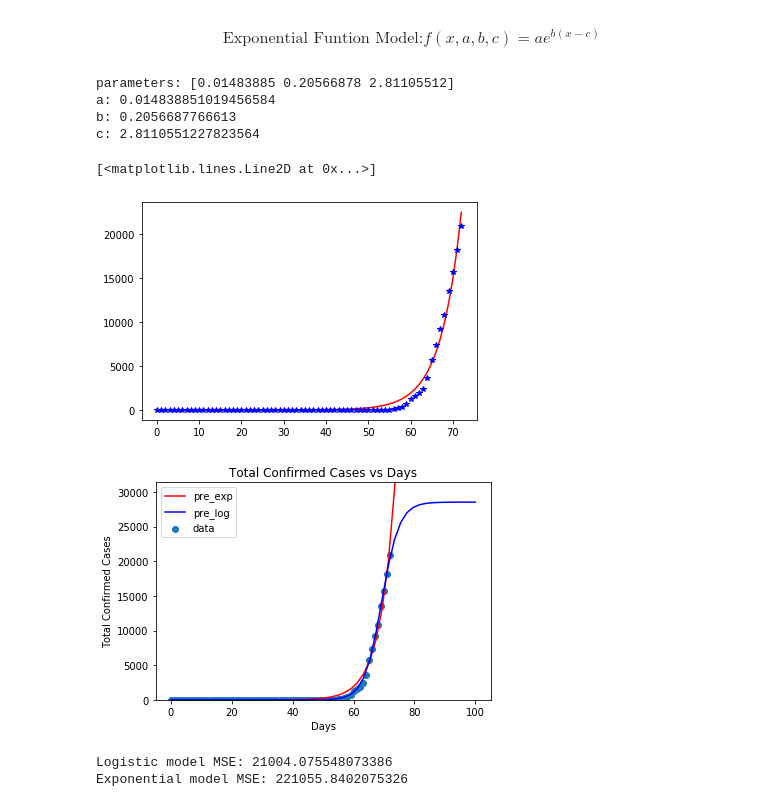
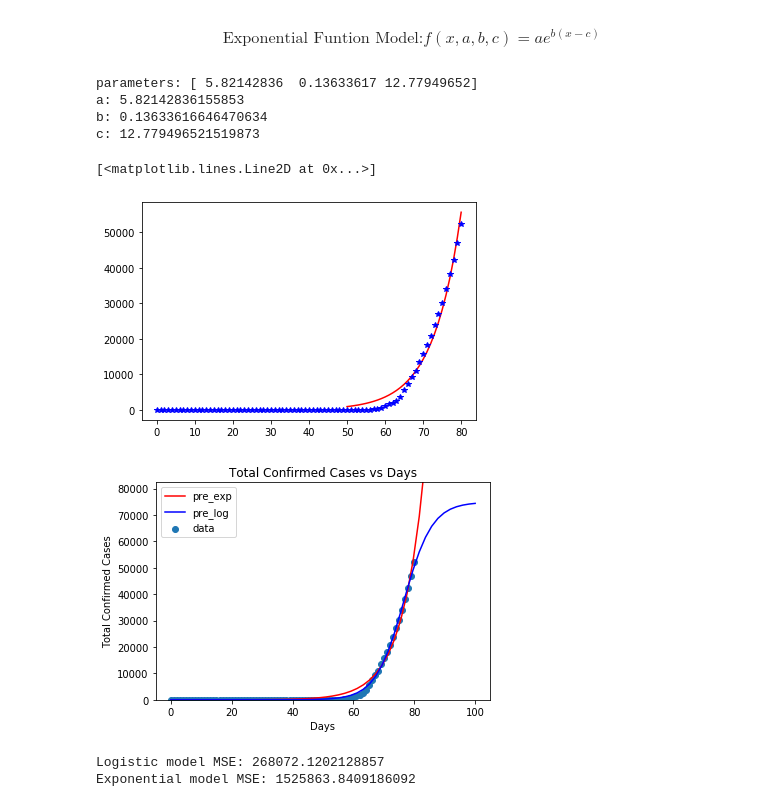
Before and after one commit to muratarik/COVID-19, a Jupyter notebook: covid19_TR_exponential_logistic_regression.ipynb, the cells around one changed output. Saved outputs shown, nothing was run; the diff lists cells and outputs as text; code cells hidden in the pictures.

```diff
--- a/covid19_TR_exponential_logistic_regression.ipynb
+++ b/covid19_TR_exponential_logistic_regression.ipynb
@@ -209,7 +197,10 @@ Infection end day:  2020-04-30
 def exponential_model(x,a,b,c):
     return a*np.exp(b*(x-c))
 
-popt_exp, pcov_exp = curve_fit(exponential_model,x,y,p0=[1,1,1])
+x = list(df.iloc[50:,0])
+y = list(df.iloc[50:,1])
+
+popt_exp, pcov_exp = curve_fit(exponential_model,x,y)
 # %%
 print("parameters:", popt_exp)
 a_exp = popt_exp[0]
@@ -219,16 +210,19 @@ print("a:", popt_exp[0])
 print("b:", popt_exp[1])
 print("c:", popt_exp[2])
 # %% [output]
-parameters: [0.01483885 0.20566878 2.81105512]
-a: 0.014838851019456584
-b: 0.2056687766613
-c: 2.8110551227823564
+parameters: [ 5.82142836  0.13633617 12.77949652]
+a: 5.82142836155853
+b: 0.13633616646470634
+c: 12.779496521519873
 # %%
-plt.plot(x, exponential_model(x, *popt_exp), color='r', label='fit')
+plt.plot(x, exponential_model(list(df.iloc[50:,0]), *popt_exp), color='r', label='fit')
+
+x = list(df.iloc[0:,0])
+y = list(df.iloc[0:,1])
 plt.plot(x, y, 'b*', label='data')
 # %% [output]
 [<matplotlib.lines.Line2D at 0x...>]
-[figure, old version]
+[figure, new version]
 # %%
 %matplotlib inline
 plt.scatter(x, y,label='data')
@@ -243,12 +237,12 @@ plt.ylim(0, c_log*1.1)
 plt.legend()
 plt.show()
 # %% [output]
-[figure, old version]
+[figure, new version]
 # %%
 y_pred_logistic = logistic_model(x,*popt_log)
 y_pred_exp      = exponential_model(x,*popt_exp)
 print('Logistic model MSE:', mean_squared_error(y,y_pred_logistic))
 print('Exponential model MSE:', mean_squared_error(y,y_pred_exp))
 # %% [output]
-Logistic model MSE: 21004.075548073386
-Exponential model MSE: 221055.8402075326
+Logistic model MSE: 268072.1202128857
+Exponential model MSE: 1525863.8409186092
```
Also changed, not shown: parts of 16 cells of this notebook, 2 other files.
